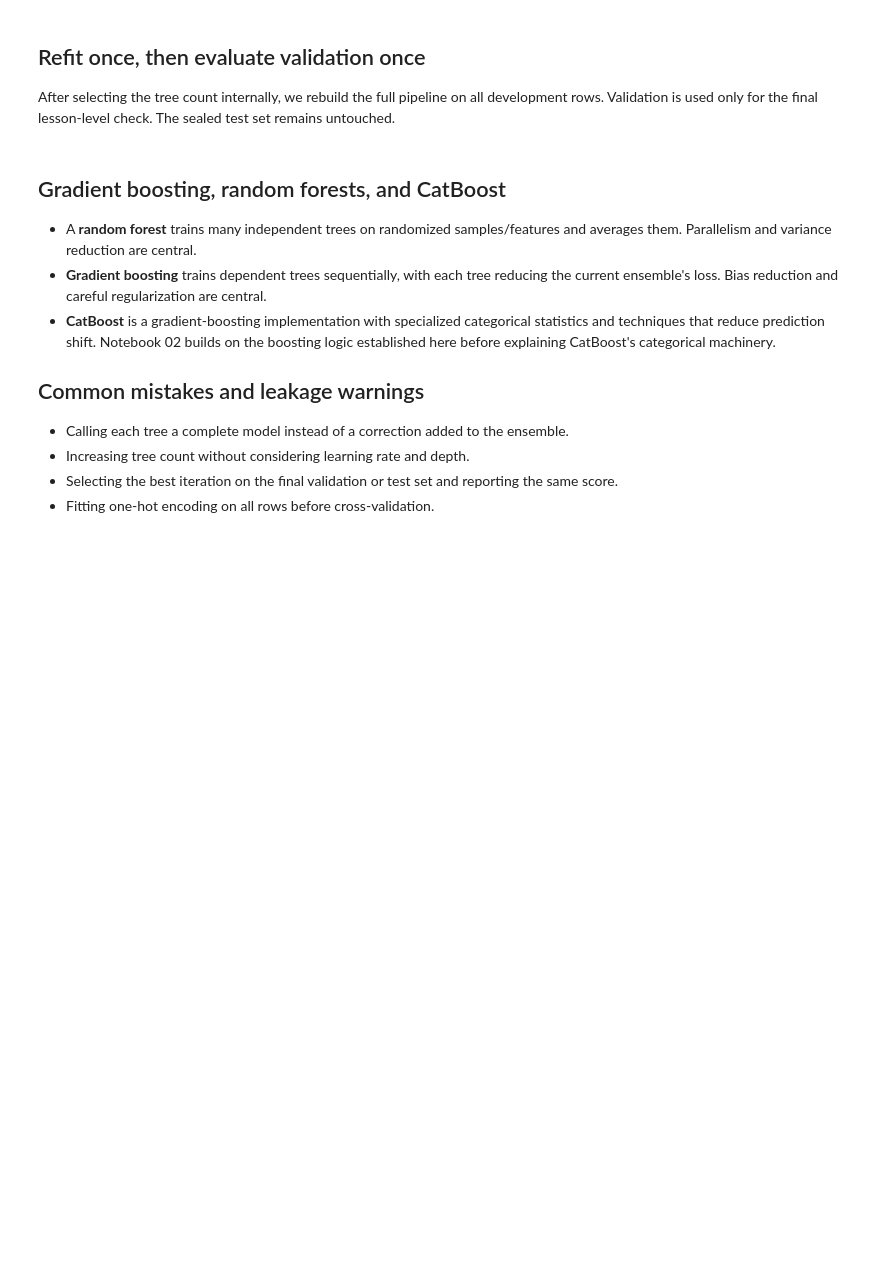
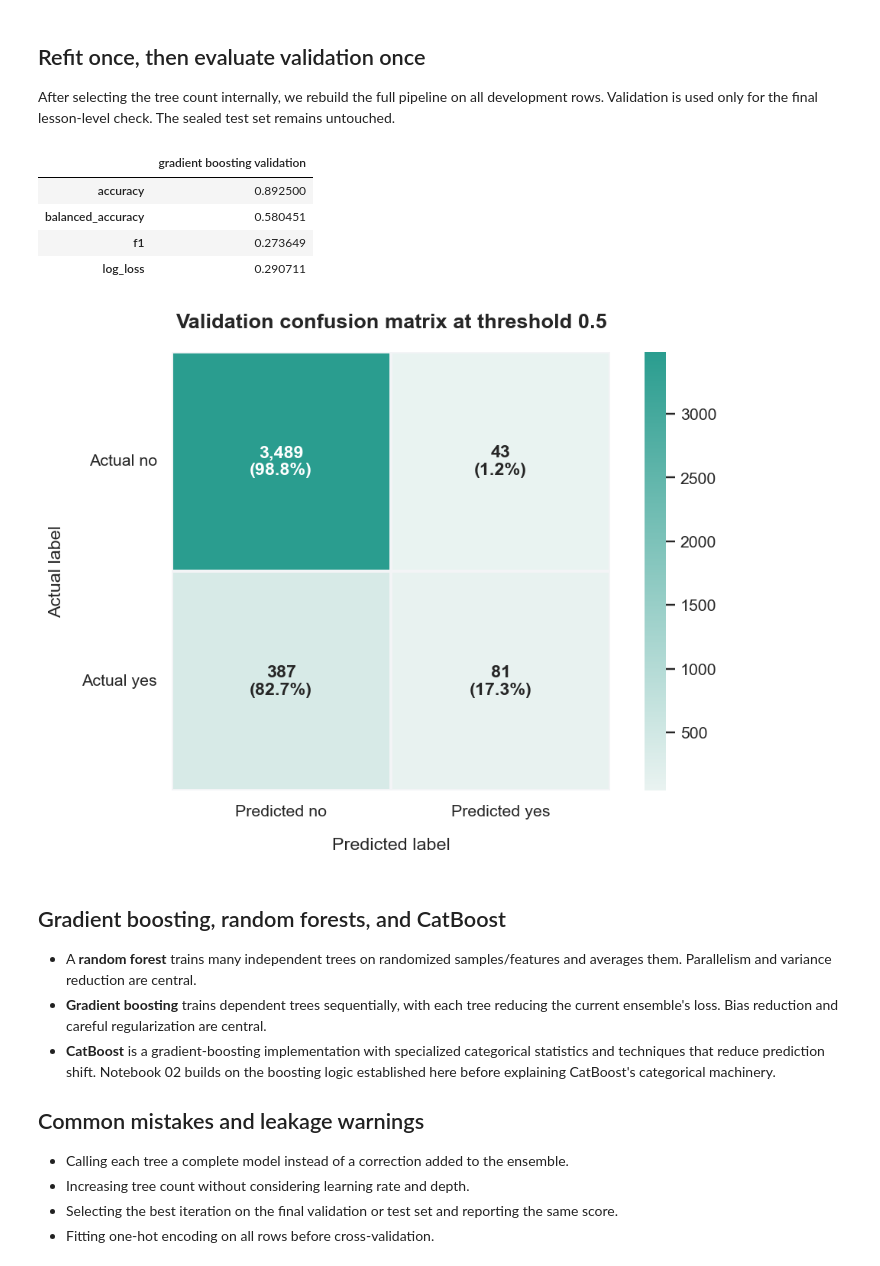
Before and after one commit to SoroushGhaderi/Advanced-Machine-Learning, a Jupyter notebook: notebooks/01_gradient_boosting_fundamentals.ipynb, the cells around one changed output. Cells and saved outputs as stored; diff of their text form; code cells hidden in the pictures; blank space fills up the shorter version.

```diff
--- a/notebooks/01_gradient_boosting_fundamentals.ipynb
+++ b/notebooks/01_gradient_boosting_fundamentals.ipynb
@@ -478,23 +516,52 @@ Validation is used only for the final lesson-level check. The sealed test set re
 # %%
 final_boosting = make_model(GradientBoostingClassifier(
     n_estimators=best_iteration, learning_rate=0.05,
     max_depth=2, random_state=SEED,
 )).fit(X_dev, y_dev)
 validation_probability = final_boosting.predict_proba(X_val)[:, 1]
 validation_prediction = validation_probability >= 0.5
 
 validation_metrics = pd.Series({
     "accuracy": accuracy_score(y_val, validation_prediction),
     "balanced_accuracy": balanced_accuracy_score(y_val, validation_prediction),
     "f1": f1_score(y_val, validation_prediction, zero_division=0),
     "log_loss": log_loss(y_val, validation_probability),
 }, name="gradient boosting validation")
 display(validation_metrics.to_frame())
-ConfusionMatrixDisplay.from_predictions(
-    y_val, validation_prediction, display_labels=["no", "yes"], colorbar=False
+cm = confusion_matrix(y_val, validation_prediction, labels=[0, 1])
+cm_percent = cm / cm.sum(axis=1, keepdims=True)
+annot = np.array([[f"{cm[i, j]:,}\n({cm_percent[i, j]:.1%})" for j in range(cm.shape[1])] for i in range(cm.shape[0])])
+fig, ax = plt.subplots(figsize=(7.4, 5.4), dpi=140)
+sns.heatmap(
+    cm,
+    annot=annot,
+    fmt="",
+    cmap=sns.light_palette("#2a9d8f", as_cmap=True),
+    cbar=True,
+    square=True,
+    linewidths=1.2,
+    linecolor="#f3f4f6",
+    xticklabels=["Predicted no", "Predicted yes"],
+    yticklabels=["Actual no", "Actual yes"],
+    annot_kws={"fontsize": 12, "fontweight": "bold"},
+    ax=ax,
 )
-plt.title("Validation confusion matrix at threshold 0.5")
+ax.set_title("Validation confusion matrix at threshold 0.5", pad=16, fontsize=14, fontweight="bold")
+ax.set_xlabel("Predicted label", labelpad=12)
+ax.set_ylabel("Actual label", labelpad=12)
+ax.tick_params(axis="x", rotation=0)
+ax.tick_params(axis="y", rotation=0)
+for spine in ax.spines.values():
+    spine.set_visible(False)
+plt.tight_layout()
 plt.show()
+# %% [output]
+|  | gradient boosting validation |
+| accuracy | 0.892500 |
+| balanced_accuracy | 0.580451 |
+| f1 | 0.273649 |
+| log_loss | 0.290711 |
+[figure, added]
 # %% [markdown]
 ## Gradient boosting, random forests, and CatBoost
 
```
Also changed, not shown: parts of 7 cells of this notebook, 7 other files.
